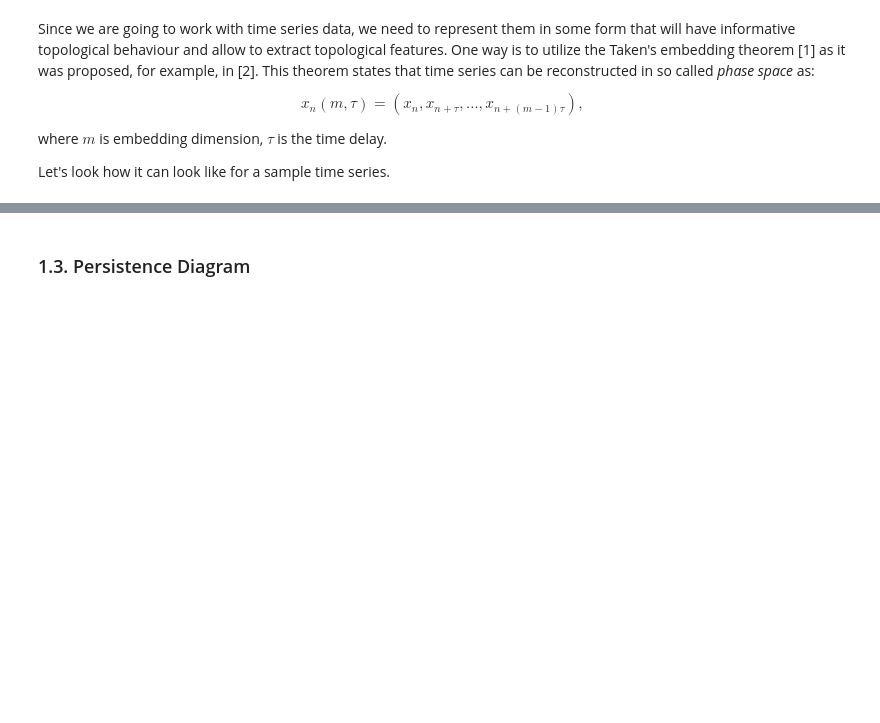
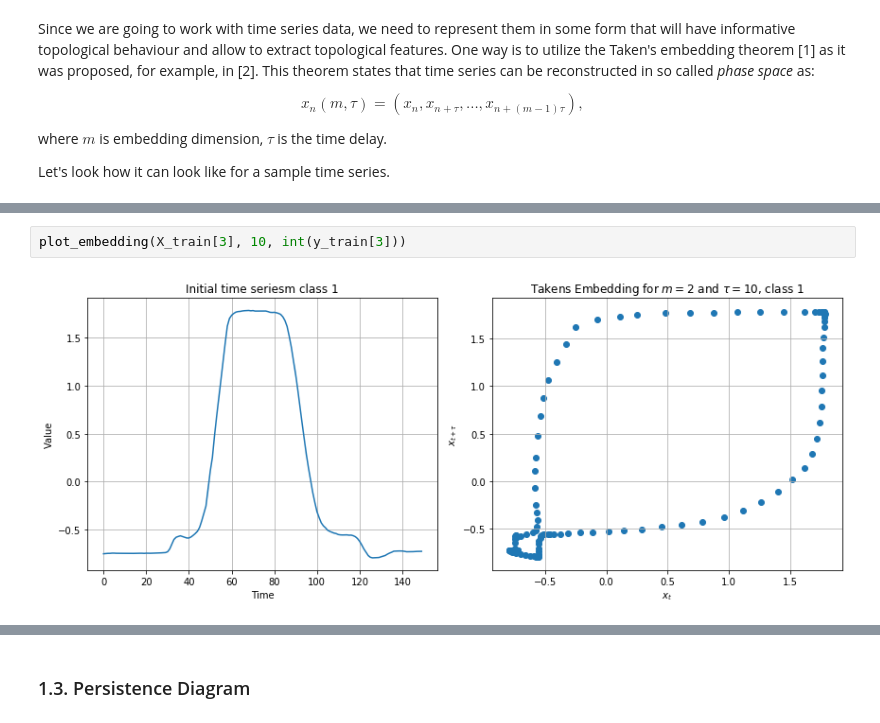
Before and after one commit to SamirMoustafa/Time-Series-Classification, a Jupyter notebook: Pipeline_Final.ipynb, the cells around one changed output, grey strips where cells are left out. Drawn from its saved outputs; the diff is of its cells as text; blank space fills up the shorter version.

```diff
--- a/Pipeline_Final.ipynb
+++ b/Pipeline_Final.ipynb
@@ -101,0 +113,4 @@ plt.grid()
+# %%
+plot_embedding(X_train[3], 10, int(y_train[3]))
+# %% [output]
+[figure, added]
```
Also changed, not shown: parts of 76 cells of this notebook, 5 other files.
